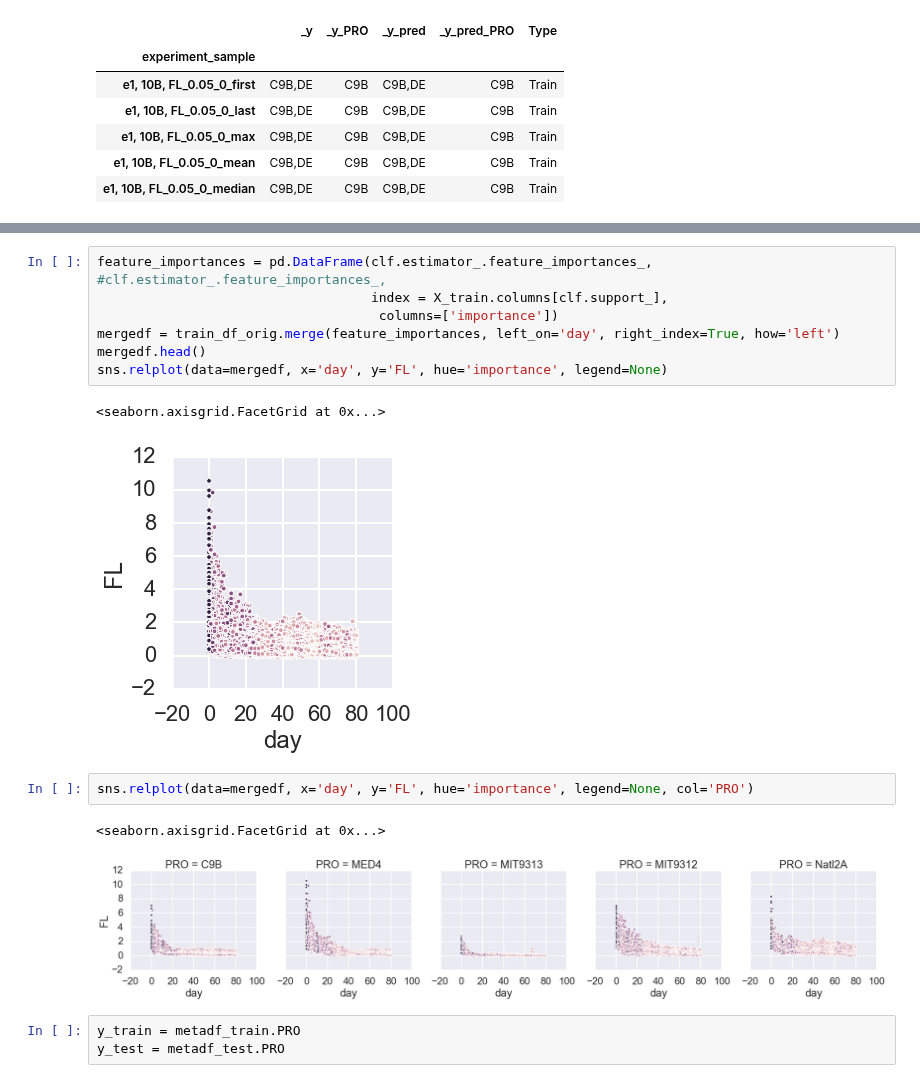
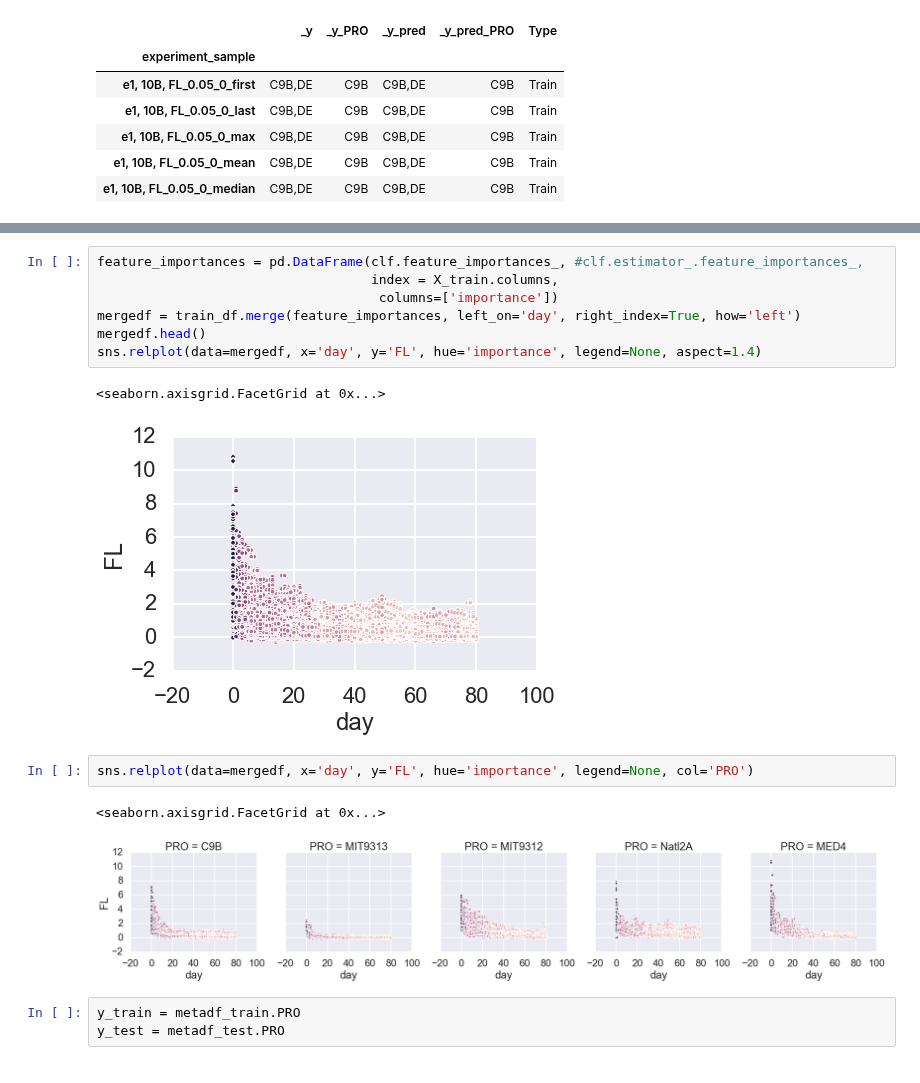
Before and after one commit to wosnat/ccpa, a Jupyter notebook: ccpa_decline_curve_diff_augmenting.ipynb, the cells around one changed output, grey strips where cells are left out. Cells and saved outputs as stored; diff of their text form.

```diff
--- a/ccpa_decline_curve_diff_augmenting.ipynb
+++ b/ccpa_decline_curve_diff_augmenting.ipynb
@@ -200,18 +190,18 @@ weighted avg       0.75      0.75      0.74       138
 # %%
-feature_importances = pd.DataFrame(clf.estimator_.feature_importances_, #clf.estimator_.feature_importances_,
-                                   index = X_train.columns[clf.support_],
+feature_importances = pd.DataFrame(clf.feature_importances_, #clf.estimator_.feature_importances_,
+                                   index = X_train.columns,
                                     columns=['importance'])
-mergedf = train_df_orig.merge(feature_importances, left_on='day', right_index=True, how='left')
+mergedf = train_df.merge(feature_importances, left_on='day', right_index=True, how='left')
 mergedf.head()
-sns.relplot(data=mergedf, x='day', y='FL', hue='importance', legend=None)
+sns.relplot(data=mergedf, x='day', y='FL', hue='importance', legend=None, aspect=1.4)
 # %% [output]
 <seaborn.axisgrid.FacetGrid at 0x...>
-[figure, old version]
+[figure, new version]
 # %%
 sns.relplot(data=mergedf, x='day', y='FL', hue='importance', legend=None, col='PRO')
 # %% [output]
 <seaborn.axisgrid.FacetGrid at 0x...>
-[figure, old version]
+[figure, new version]
 # %%
 y_train = metadf_train.PRO
 y_test = metadf_test.PRO
```
Also changed, not shown: parts of 49 cells of this notebook, 2 other files.
